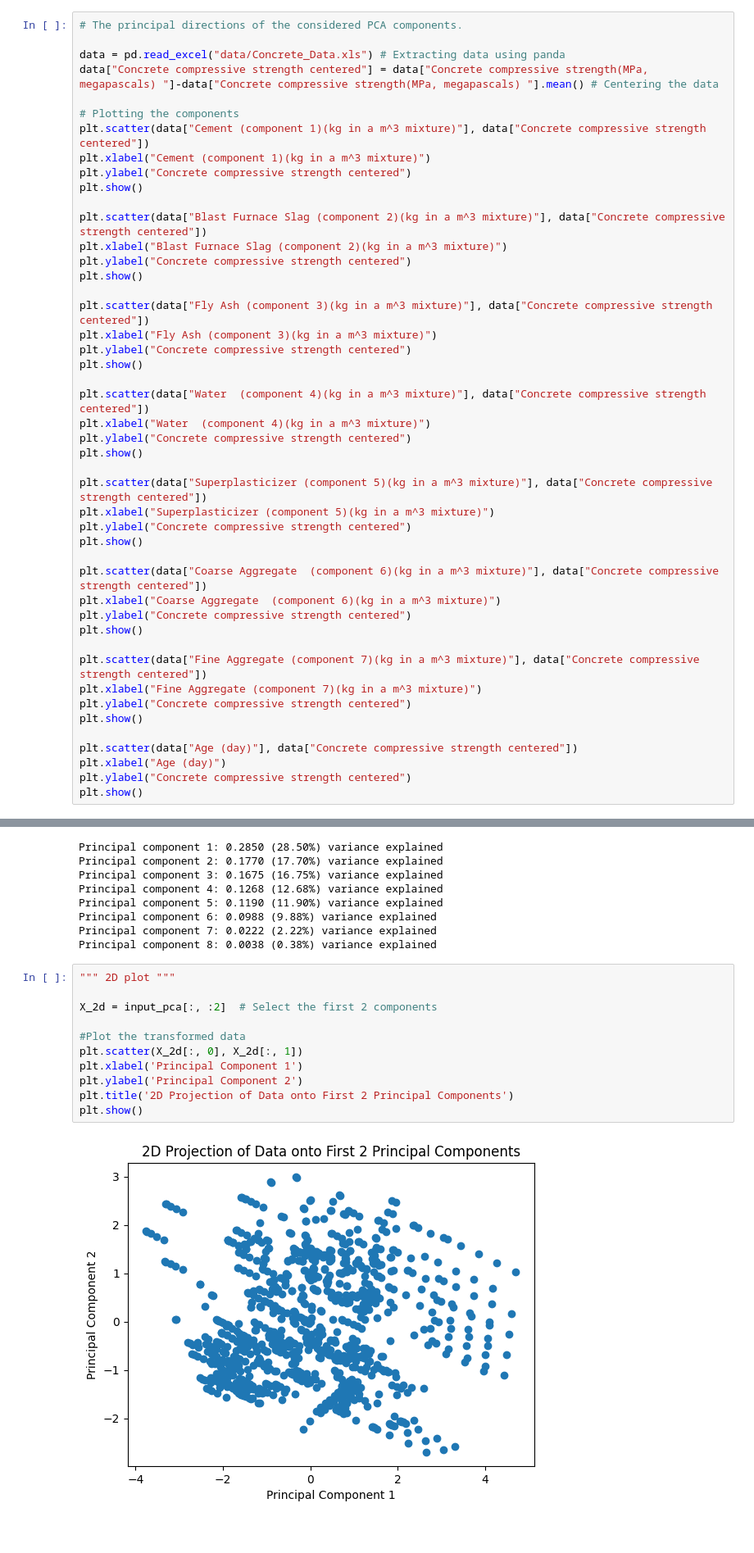
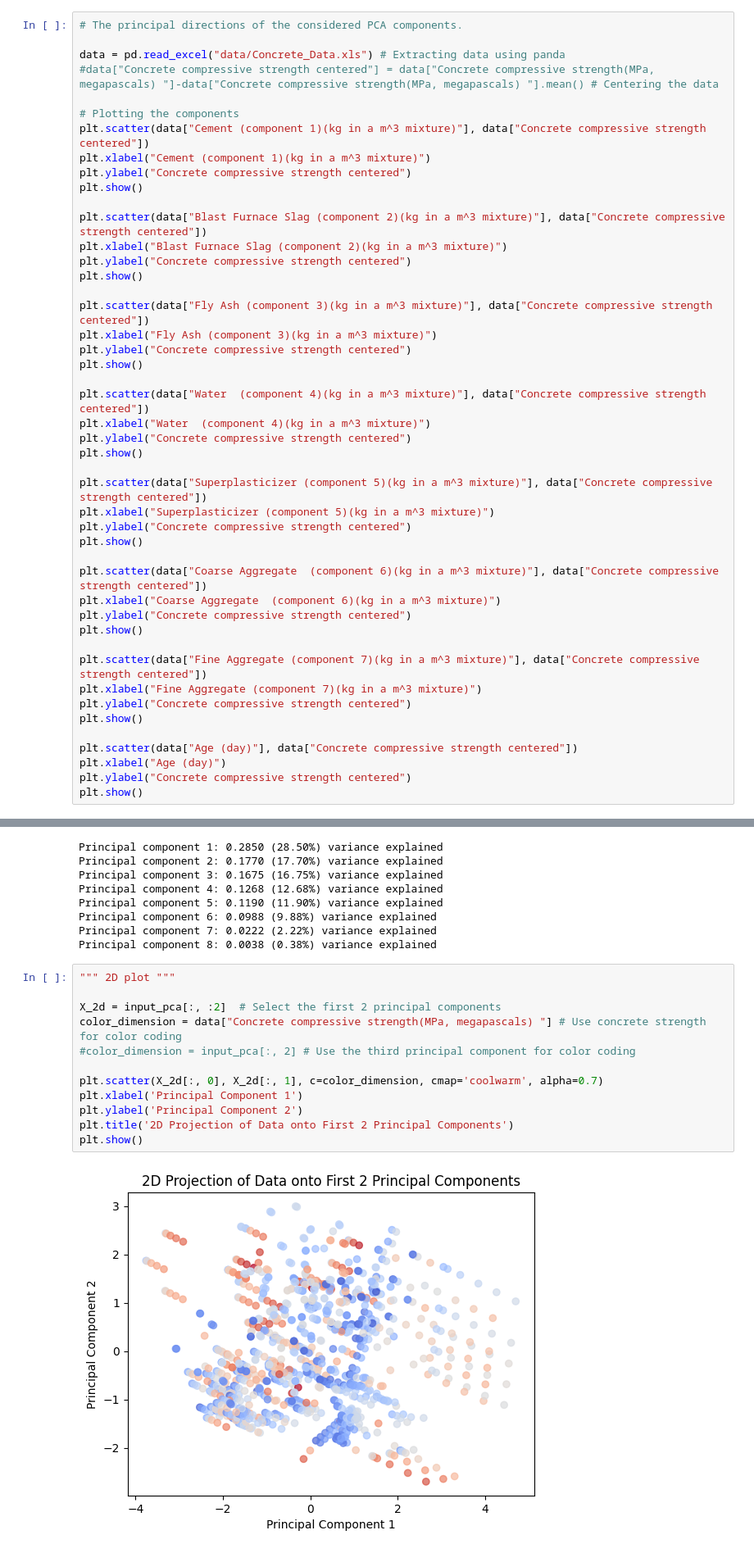
Before and after one commit to bertrambendsen/concrete_compressive_strength, a Jupyter notebook: main.ipynb, the cells around one changed output, grey strips where cells are left out. Shown at 82% size. Cells and saved outputs as stored; diff of their text form.

```diff
--- a/main.ipynb
+++ b/main.ipynb
@@ -11,7 +11,7 @@ from sklearn.preprocessing import StandardScaler
 # The principal directions of the considered PCA components.
 
 data = pd.read_excel("data/Concrete_Data.xls") # Extracting data using panda
-data["Concrete compressive strength centered"] = data["Concrete compressive strength(MPa, megapascals) "]-data["Concrete compressive strength(MPa, megapascals) "].mean() # Centering the data
+#data["Concrete compressive strength centered"] = data["Concrete compressive strength(MPa, megapascals) "]-data["Concrete compressive strength(MPa, megapascals) "].mean() # Centering the data
 
 # Plotting the components
 plt.scatter(data["Cement (component 1)(kg in a m^3 mixture)"], data["Concrete compressive strength centered"])
@@ -127,16 +120,17 @@ Principal component 8: 0.0038 (0.38%) variance explained
 # %%
 """ 2D plot """
 
-X_2d = input_pca[:, :2]  # Select the first 2 components
+X_2d = input_pca[:, :2]  # Select the first 2 principal components
+color_dimension = data["Concrete compressive strength(MPa, megapascals) "] # Use concrete strength for color coding
+#color_dimension = input_pca[:, 2] # Use the third principal component for color coding
 
-#Plot the transformed data
-plt.scatter(X_2d[:, 0], X_2d[:, 1])
+plt.scatter(X_2d[:, 0], X_2d[:, 1], c=color_dimension, cmap='coolwarm', alpha=0.7)
 plt.xlabel('Principal Component 1')
 plt.ylabel('Principal Component 2')
 plt.title('2D Projection of Data onto First 2 Principal Components')
 plt.show()
 # %% [output]
-[figure, old version]
+[figure, new version]
 # %%
 """ 3D plot """
 
```
Also changed, not shown: parts of 2 cells of this notebook.
